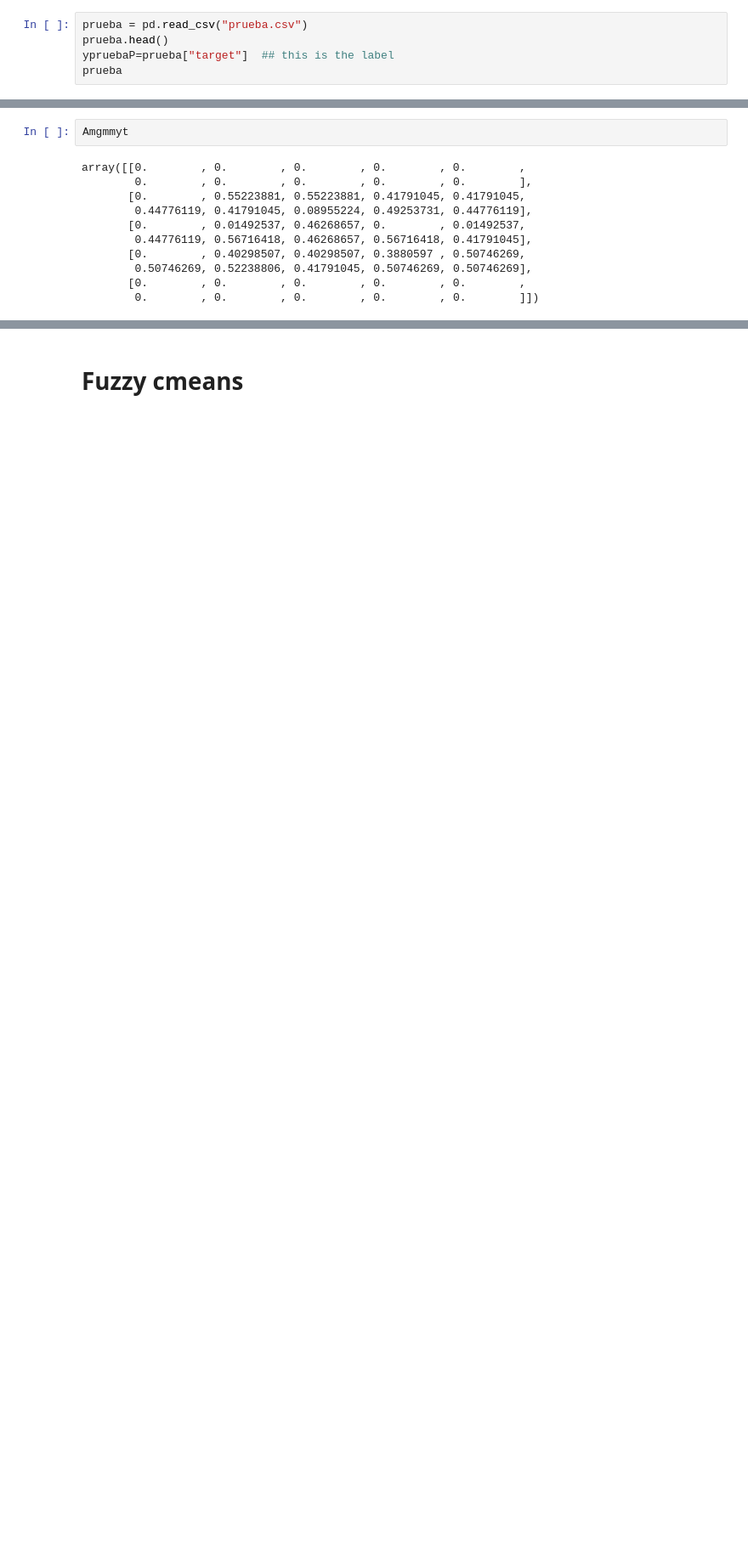
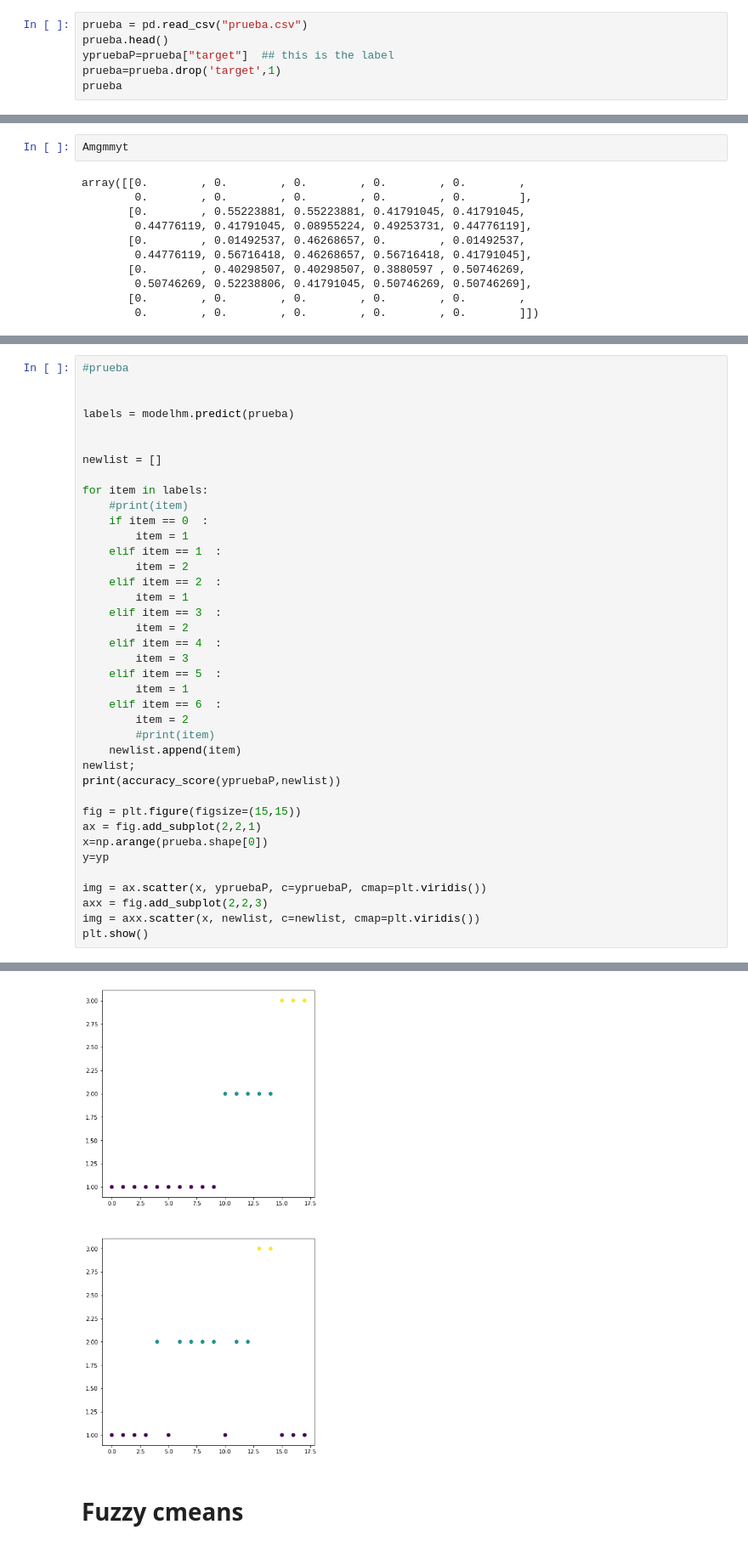
Before and after one commit to David9203/SUP, a Jupyter notebook: GMMHMM/Bolivar.ipynb, the cells around one changed output, grey strips where cells are left out. Shown at 85% size. Saved outputs shown, nothing was run; the diff lists cells and outputs as text; blank space fills up the shorter version.

```diff
--- a/GMMHMM/Bolivar.ipynb
+++ b/GMMHMM/Bolivar.ipynb
@@ -64,6 +53,7 @@ pruebaw
 prueba = pd.read_csv("prueba.csv")
 prueba.head()
 ypruebaP=prueba["target"]  ## this is the label
+prueba=prueba.drop('target',1)
 prueba
 # %% [output]
 |  | ACIft | ADI | ACItf | BI | TE | ESM | NDSI | P | M | NP | ... | ... |
@@ -981,0 +1060,40 @@ array([[0.        , 0.        , 0.        , 0.        , 0.        ,
+# %%
+#prueba
+
+
+labels = modelhm.predict(prueba)
+
+
+newlist = []
+
+for item in labels:
+    #print(item)
+    if item == 0  :
+        item = 1
+    elif item == 1  :
+        item = 2
+    elif item == 2  :
+        item = 1
+    elif item == 3  :
+        item = 2
+    elif item == 4  :
+        item = 3
+    elif item == 5  :
+        item = 1
+    elif item == 6  :
+        item = 2
+        #print(item)
+    newlist.append(item)
+newlist;
+print(accuracy_score(ypruebaP,newlist))
+
+fig = plt.figure(figsize=(15,15))
+ax = fig.add_subplot(2,2,1)
+x=np.arange(prueba.shape[0])
+y=yp
+
+img = ax.scatter(x, ypruebaP, c=ypruebaP, cmap=plt.viridis())
+axx = fig.add_subplot(2,2,3)
+img = axx.scatter(x, newlist, c=newlist, cmap=plt.viridis())
+plt.show()
+# %% [output]
@@ -982,3 +1101,4 @@ array([[0.        , 0.        , 0.        , 0.        , 0.        ,
+[figure, added]
 # %% [markdown]
  # Fuzzy cmeans
 # %%
```
Also changed, not shown: parts of 18 cells of this notebook, 4 other files.
